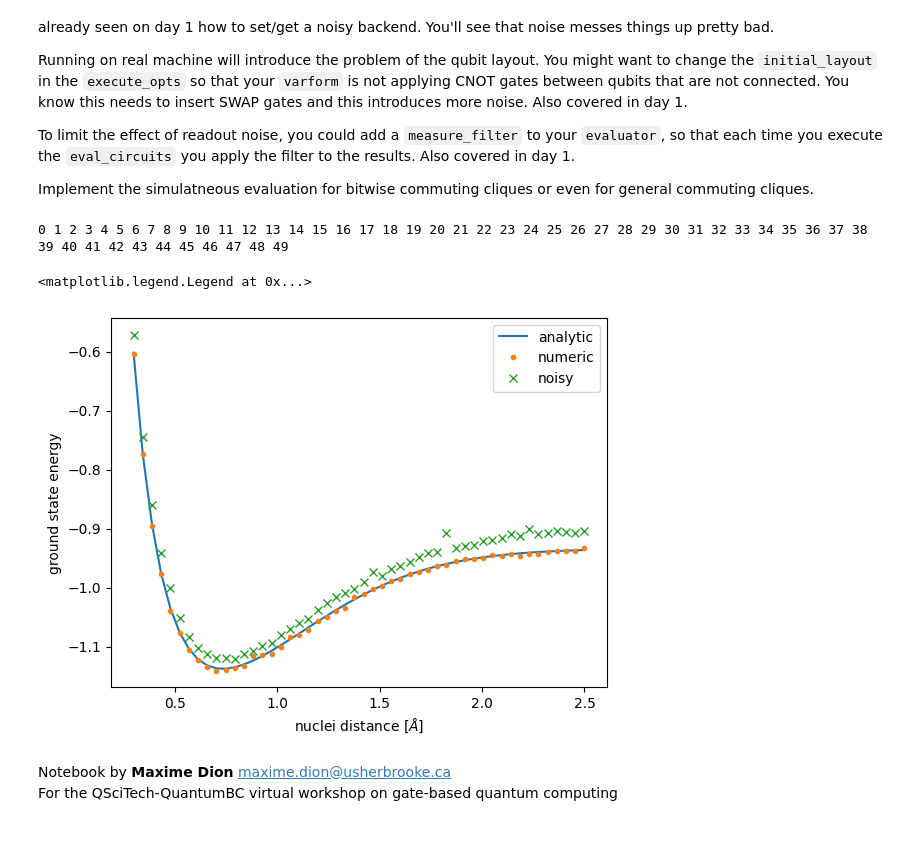
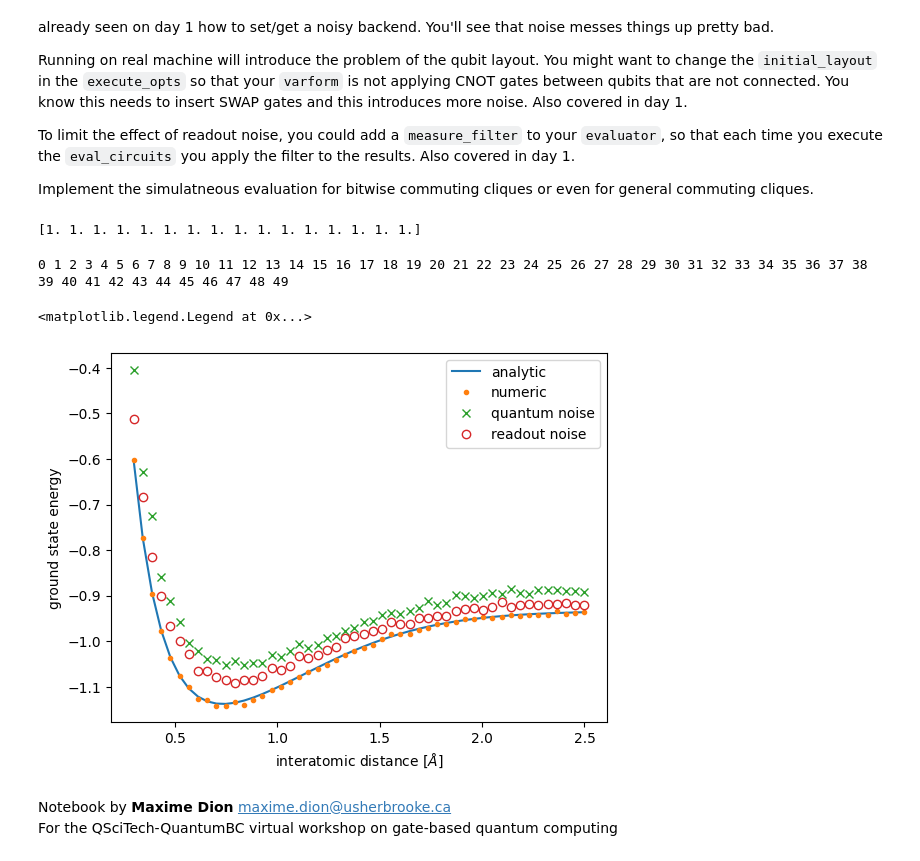
Before and after one commit to QSciTech-QuantumBC-Workshop/Group5, a Jupyter notebook: activity_vqe.ipynb, the cells around one changed output. Cells and saved outputs as stored; diff of their text form; code cells hidden in the pictures.

Commit message:
readout noise added to part 4 of activity_vqe

```diff
--- a/activity_vqe.ipynb
+++ b/activity_vqe.ipynb
@@ -685,6 +698,15 @@ minimizer_d = lambda fct, start_param_values : minimize(
     start_param_values,
     method = 'SLSQP',
     options = {'maxiter' : 5, 'eps' : 1e-1, 'ftol' : 1e-4, 'disp' : True, 'iprint' : 0})
+# %%
+'''Generating readout error'''
+# Error probabilities
+p_err = 0.1  # probability of reading something else
+# building error matrix assuming uniform distribution of errors
+error_matrix = p_err * np.ones((16, 16)) / 15 + (1 - 16*p_err/15) * np.eye(16)
+print(sum(error_matrix))
+# %% [output]
+[1. 1. 1. 1. 1. 1. 1. 1. 1. 1. 1. 1. 1. 1. 1. 1.]
 # %%
 %autoreload
 from matplotlib import pyplot as plt
@@ -697,68 +719,93 @@ mapping = JordanWigner()
 varform = varform_4qubits_1param
 backend = qasm_simulator
 execute_opts = {'shots' : 2048}
+Nd = 50
 
+'''Generating gate error'''
 # Error probabilities
-prob_1 = 0.05  # 1-qubit gate
-prob_2 = 0.01   # 2-qubit gate
-
+prob_1 = 0.01  # 1-qubit gate
+prob_2 = 0.05   # 2-qubit gate
 # Depolarizing quantum errors
 error_1 = noise.depolarizing_error(prob_1, 1)
 error_2 = noise.depolarizing_error(prob_2, 2)
-
 # Add errors to noise model
 noise_model = noise.NoiseModel()
 noise_model.add_all_qubit_quantum_error(error_1, ['u1', 'u2', 'u3'])
 noise_model.add_all_qubit_quantum_error(error_2, ['cx'])
 noisy_exe_opts = {'shots' : 2048, 'noise_model' : noise_model}
-# print(noise_model)
 
+'''Generating readout error'''
+# Error probabilities
+p_err = 0.05  # probability of reading something else
+# building error matrix assuming uniform distribution of errors
+error_matrix = p_err * np.ones((16, 16)) / 15 + (1 - 16*p_err/15) * np.eye(16)
+readout_err = noise.ReadoutError(error_matrix)
+# print(readout_err)
+
+# Add errors to noise model
+read_noise_model = noise.NoiseModel()
+read_noise_model.add_readout_error(readout_err, range(4))
+read_noisy_exe_opts = {'shots' : 2048, 'noise_model' : read_noise_model}
+# print(read_noise_model)
+
+# generating the estimators
 estimator = BasicEstimator(varform, backend, execute_opts=execute_opts)
 noisy_estimator = BasicEstimator(varform, backend, execute_opts=noisy_exe_opts)
+read_noisy_estimator = BasicEstimator(varform, backend, execute_opts=read_noisy_exe_opts)
 
-distance = np.linspace(0.3, 2.5, 50) #units in AA
+# computation
+distance = np.linspace(0.3, 2.5, Nd) #units in AA
 E = np.zeros(len(distance))
 E_noisy = np.zeros(len(distance))
-E0 = np.zeros(len(distance))
+E_read_noisy = np.zeros(len(distance))
+E_exact = np.zeros(len(distance))
 
 for i in range(len(distance)):
     mol_d = gto.M(
             atom = [['H', (0,0,-distance[i]/2)], ['H', (0,0,distance[i]/2)]],
             basis = 'sto-3g'
             )
 
     molecular_hamiltonian_no_spin_d = MolecularFermionicHamiltonian.from_pyscf_mol(mol_d)
     molecular_hamiltonian_d = molecular_hamiltonian_no_spin_d.include_spin()
+    qubit_hamiltonian_d = mapping.fermionic_hamiltonian_to_qubit_hamiltonian(molecular_hamiltonian_d).apply_threshold().combine().apply_threshold().sort()
+
     h1_no_spin_d, h2_no_spin_d = molecular_hamiltonian_no_spin_d.get_integrals()
     Eg = h1_no_spin_d[0, 0]
     Eu = h1_no_spin_d[1, 1]
     Ug = h2_no_spin_d[0, 0, 0, 0]
     Uu = h2_no_spin_d[1, 1, 1, 1]
     Vd = h2_no_spin_d[1, 0, 0, 1]
     Vx = h2_no_spin_d[1, 0, 1, 0]
-    qubit_hamiltonian_d = mapping.fermionic_hamiltonian_to_qubit_hamiltonian(molecular_hamiltonian_d).apply_threshold().combine().apply_threshold().sort()
+
     estimator.set_observable(qubit_hamiltonian_d)
     noisy_estimator.set_observable(qubit_hamiltonian_d)
+    read_noisy_estimator.set_observable(qubit_hamiltonian_d)
+
     vqe_solver = VQESolver(estimator, minimizer_d, [0,], name='vqe_solver')
     noisy_vqe_solver = VQESolver(noisy_estimator, minimizer_d, [0,], name='vqe_solver')
+    read_noisy_vqe_solver = VQESolver(read_noisy_estimator, minimizer_d, [0,], name='vqe_solver')
+
+    A = 2*Eg + Ug
+    B = 2*Eu + Uu
+    E_exact[i] = 0.5 * (A + B - np.sqrt((A - B)**2 + 4*Vx**2)) + mol_d.energy_nuc()
     E[i] = vqe_solver.lowest_eig_value(qubit_hamiltonian_d) + mol_d.energy_nuc()
     E_noisy[i] = noisy_vqe_solver.lowest_eig_value(qubit_hamiltonian_d) + mol_d.energy_nuc()
-    A = 2*Eg + Ug
-    B = 2*Eu + Uu
-    E0[i] = 0.5 * (A + B - np.sqrt((A - B)**2 + 4*Vx**2)) + mol_d.energy_nuc()
+    E_read_noisy[i] = read_noisy_vqe_solver.lowest_eig_value(qubit_hamiltonian_d) + mol_d.energy_nuc()
     print(i, end=' ')
     # print('diff =', E0[i] - E[i])
 
-plt.plot(distance, E0, label='analytic')
+plt.plot(distance, E_exact, label='analytic')
 plt.plot(distance, E, '.', label='numeric')
-plt.plot(distance, E_noisy, 'x', label='noisy')
-plt.xlabel('nuclei distance [$\AA$]')
+plt.plot(distance, E_noisy, 'x', label='quantum noise')
+plt.plot(distance, E_read_noisy, 'o', mfc='none', label='readout noise')
+plt.xlabel('interatomic distance [$\AA$]')
 plt.ylabel('ground state energy')
 plt.legend()
 # %% [output]
 0 1 2 3 4 5 6 7 8 9 10 11 12 13 14 15 16 17 18 19 20 21 22 23 24 25 26 27 28 29 30 31 32 33 34 35 36 37 38 39 40 41 42 43 44 45 46 47 48 49
 <matplotlib.legend.Legend at 0x...>
-[figure, old version]
+[figure, new version]
 # %% [markdown]
 Notebook by **Maxime Dion** <maxime.dion@usherbrooke.ca><br>
 For the QSciTech-QuantumBC virtual workshop on gate-based quantum computing
```
Also changed, not shown: parts of 2 cells of this notebook, 1 other file.
